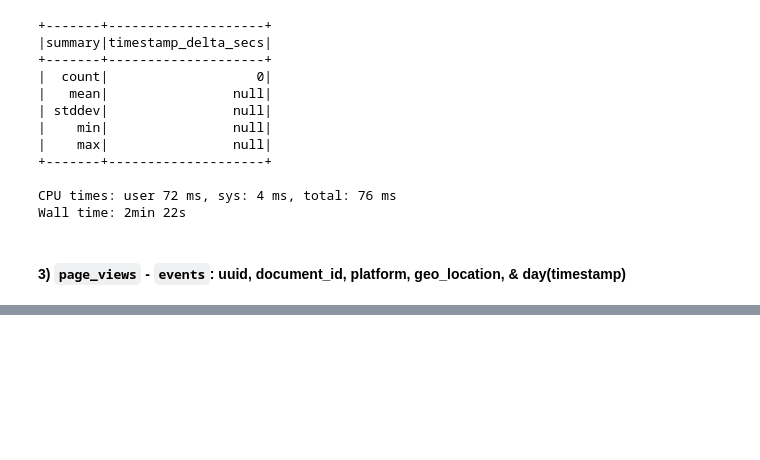
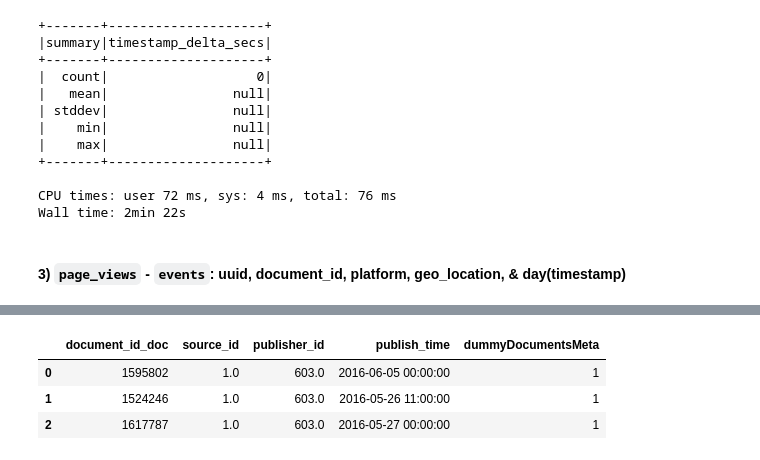
Before and after one commit to line-capstone/Projects, a Jupyter notebook: Codes/[CS]EDA_01_Exploring page_views & events.ipynb, the cells around one changed output, grey strips where cells are left out. Cells and saved outputs as stored; diff of their text form; code cells hidden in the pictures; blank space fills up the shorter version.

```diff
--- a/Codes/[CS]EDA_01_Exploring page_views & events.ipynb
+++ b/Codes/[CS]EDA_01_Exploring page_views & events.ipynb
@@ -567,0 +730,7 @@ page_views_events_with_day_joined_df.count()
+# %%
+documents_meta_pandas.head(3)
+# %% [output]
+|  | document_id_doc | source_id | publisher_id | publish_time | dummyDocumentsMeta |
+| 0 | 1595802 | 1.0 | 603.0 | 2016-06-05 00:00:00 | 1 |
+| 1 | 1524246 | 1.0 | 603.0 | 2016-05-26 11:00:00 | 1 |
+| 2 | 1617787 | 1.0 | 603.0 | 2016-05-27 00:00:00 | 1 |
```
Also changed, not shown: parts of 31 cells of this notebook.
